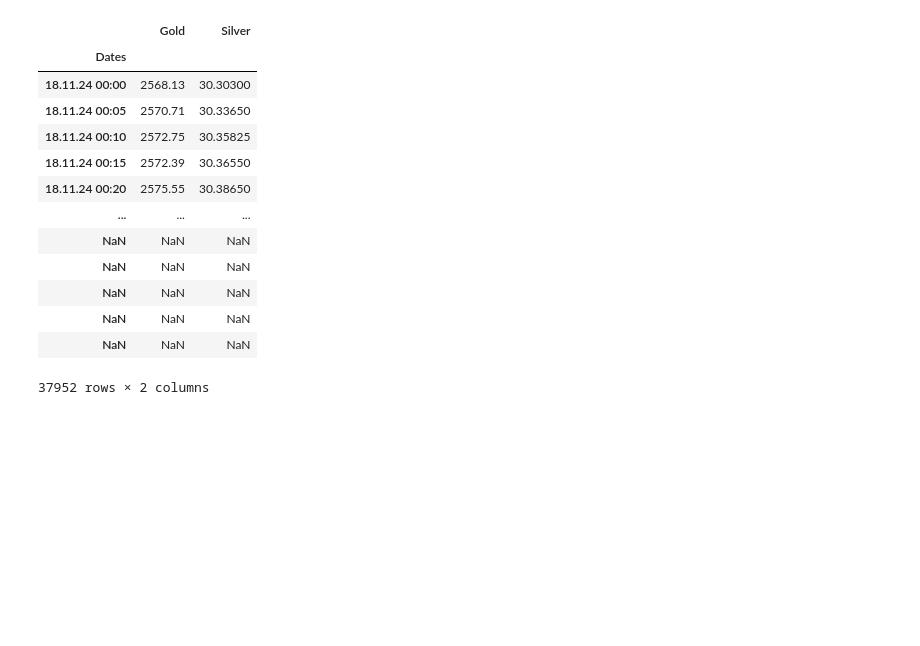
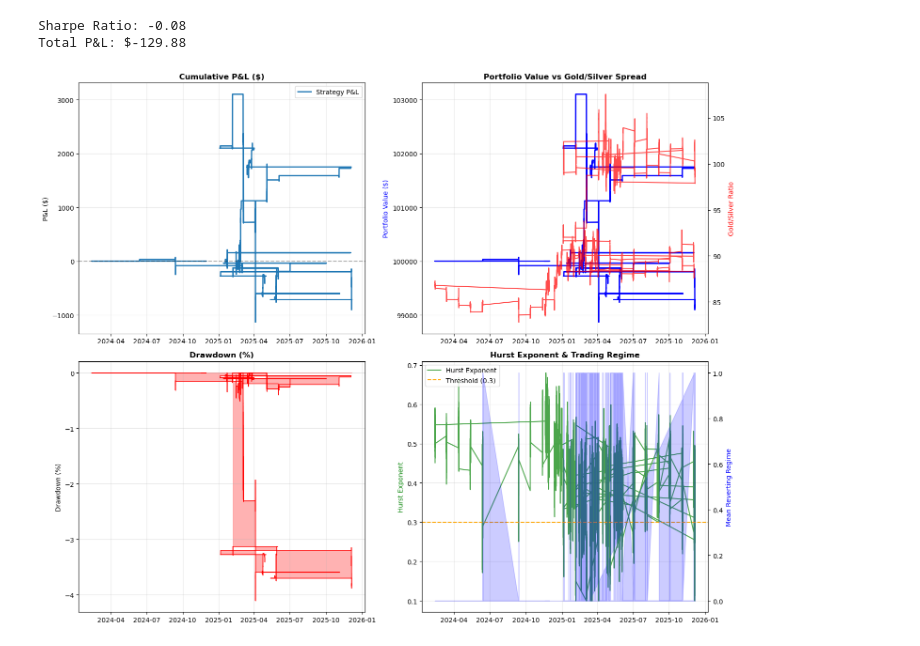
Before and after one commit to osamkabinladna/saudi_arabia, a Jupyter notebook: saudi_arabia/notebook/goldsilver.ipynb, the cells around one changed output. Cells and saved outputs as stored; diff of their text form; code cells hidden in the pictures; blank space fills up the shorter version.

```diff
--- a/saudi_arabia/notebook/goldsilver.ipynb
+++ b/saudi_arabia/notebook/goldsilver.ipynb
@@ -14,24 +10,22 @@ from saudi_arabia.strats.hurst import HurstGoldSilverStrategy
 # %%
 data = pd.read_csv(root / 'data' / 'goldsilver.csv', index_col=0)
 data = data.iloc[:,:2]
-data
+data.index = pd.to_datetime(data.index)
+data.dropna(how='all', inplace=True)
-# %% [output]
-|  | Gold | Silver |
-| Dates |  |  |
-| 18.11.24 00:00 | 2568.13 | 30.30300 |
-| 18.11.24 00:05 | 2570.71 | 30.33650 |
-| 18.11.24 00:10 | 2572.75 | 30.35825 |
-| 18.11.24 00:15 | 2572.39 | 30.36550 |
-| 18.11.24 00:20 | 2575.55 | 30.38650 |
-| ... | ... | ... |
-| NaN | NaN | NaN |
-| NaN | NaN | NaN |
-| NaN | NaN | NaN |
-| NaN | NaN | NaN |
-| NaN | NaN | NaN |
-37952 rows × 2 columns
 # %%
-strategy = HurstGoldSilverStrategy(initial_capital=100000)
+strategy = HurstGoldSilverStrategy(initial_capital=100_000,
+                                   hurst_window=500,
+                                   hurst_threshold=0.3,
+                                   transaction_cost=0.0,
+                                   signal_window=300)
+
 results, metrics = strategy.backtest(data)
 print(f"Sharpe Ratio: {metrics['sharpe_ratio']:.2f}")
 print(f"Total P&L: ${metrics['total_pnl']:.2f}")
+# %% [output]
+Sharpe Ratio: -0.08
+Total P&L: $-129.88
+# %%
+strategy.plot_performance(results)
+# %% [output]
+[figure, added]
```
Also changed, not shown: parts of 1 cell of this notebook, 1 other file.
